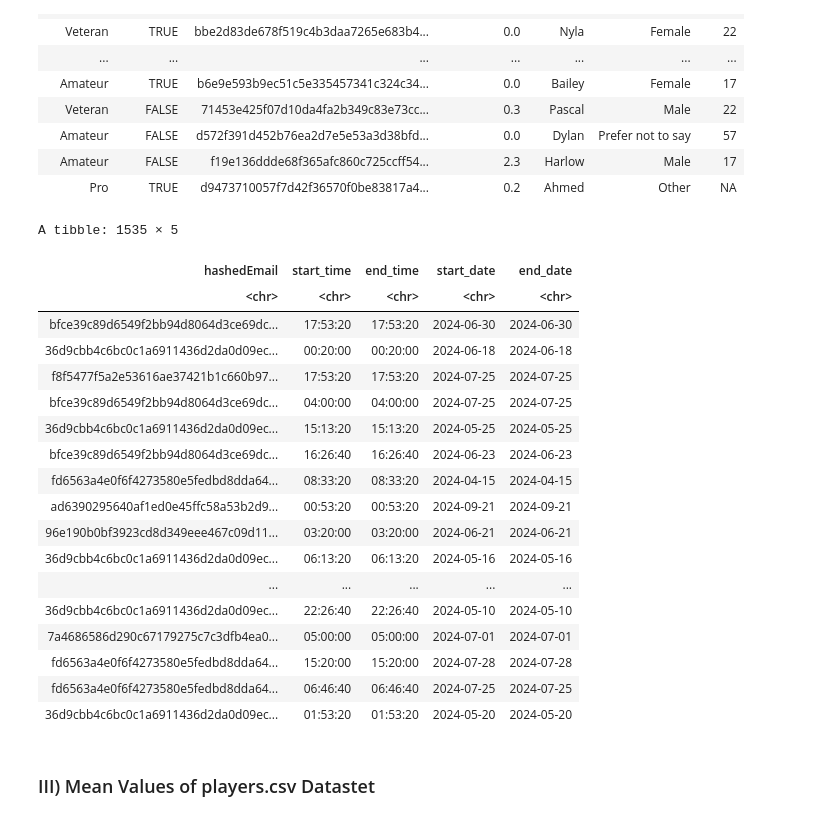
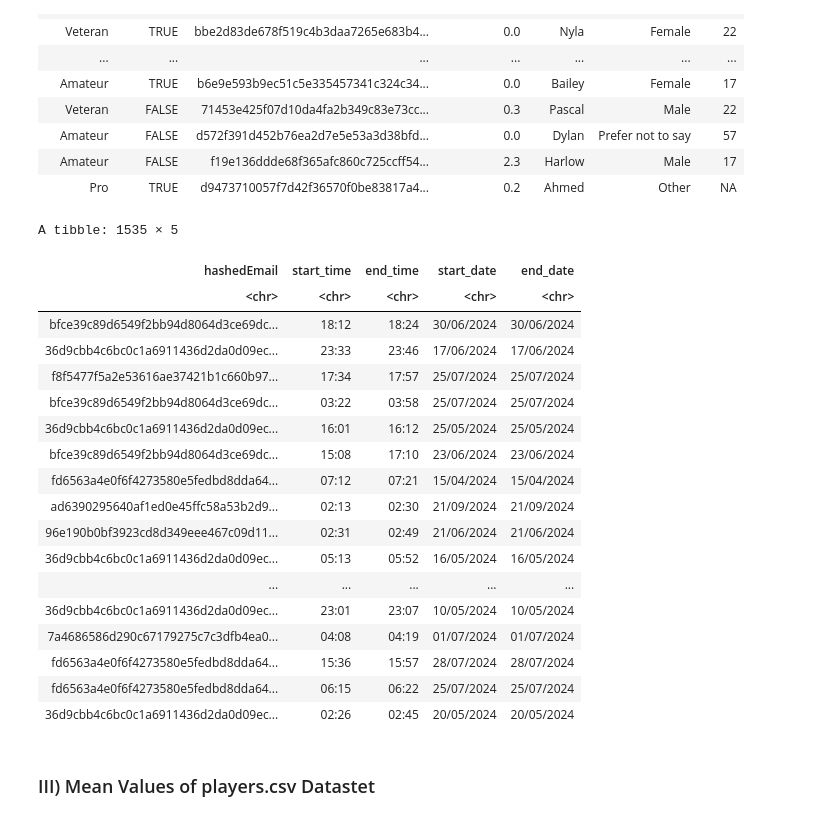
Before and after one commit to saurav-s25/DSCI-100-Project-Individual, a Jupyter notebook: Project Planning Stage (Individual).ipynb, the cells around one changed output. Drawn from its saved outputs; the diff is of its cells as text; code cells hidden in the pictures.

```diff
--- a/Project Planning Stage (Individual).ipynb
+++ b/Project Planning Stage (Individual).ipynb
@@ -176,34 +176,34 @@ A spec_tbl_df: 196 × 7
 # %%
 #?str_extract
 tidy_sessions_info <- sessions_info |>
     mutate(original_start_time = as_datetime(original_start_time/1000)) |>
     mutate(original_end_time = as_datetime(original_end_time/1000)) |>
-    mutate(start_date = str_extract(original_start_time,  "^.{10}")) |>
-    mutate(end_date = str_extract(original_end_time,  "^.{10}")) |>
-    mutate(start_time = str_extract(original_start_time,  "\\d{2}:\\d{2}:\\d{2}")) |>
-    mutate(end_time = str_extract(original_start_time,  "\\d{2}:\\d{2}:\\d{2}")) |>
+    mutate(start_date = str_extract(start_time,  "^.{10}")) |>
+    mutate(end_date = str_extract(end_time,  "^.{10}")) |>
+    mutate(start_time = str_extract(start_time, "\\d{2}:\\d{2}")) |>
+    mutate(end_time = str_extract(end_time, "\\d{2}:\\d{2}")) |>
     select(hashedEmail, start_time, end_time, start_date, end_date)
 tidy_sessions_info
 # %% [output]
 A tibble: 1535 × 5
 | hashedEmail | start_time | end_time | start_date | end_date |
 | <chr> | <chr> | <chr> | <chr> | <chr> |
-| bfce39c89d6549f2bb94d8064d3ce69dc... | 17:53:20 | 17:53:20 | 2024-06-30 | 2024-06-30 |
-| 36d9cbb4c6bc0c1a6911436d2da0d09ec... | 00:20:00 | 00:20:00 | 2024-06-18 | 2024-06-18 |
-| f8f5477f5a2e53616ae37421b1c660b97... | 17:53:20 | 17:53:20 | 2024-07-25 | 2024-07-25 |
-| bfce39c89d6549f2bb94d8064d3ce69dc... | 04:00:00 | 04:00:00 | 2024-07-25 | 2024-07-25 |
-| 36d9cbb4c6bc0c1a6911436d2da0d09ec... | 15:13:20 | 15:13:20 | 2024-05-25 | 2024-05-25 |
-| bfce39c89d6549f2bb94d8064d3ce69dc... | 16:26:40 | 16:26:40 | 2024-06-23 | 2024-06-23 |
-| fd6563a4e0f6f4273580e5fedbd8dda64... | 08:33:20 | 08:33:20 | 2024-04-15 | 2024-04-15 |
-| ad6390295640af1ed0e45ffc58a53b2d9... | 00:53:20 | 00:53:20 | 2024-09-21 | 2024-09-21 |
-| 96e190b0bf3923cd8d349eee467c09d11... | 03:20:00 | 03:20:00 | 2024-06-21 | 2024-06-21 |
-| 36d9cbb4c6bc0c1a6911436d2da0d09ec... | 06:13:20 | 06:13:20 | 2024-05-16 | 2024-05-16 |
+| bfce39c89d6549f2bb94d8064d3ce69dc... | 18:12 | 18:24 | 30/06/2024 | 30/06/2024 |
+| 36d9cbb4c6bc0c1a6911436d2da0d09ec... | 23:33 | 23:46 | 17/06/2024 | 17/06/2024 |
+| f8f5477f5a2e53616ae37421b1c660b97... | 17:34 | 17:57 | 25/07/2024 | 25/07/2024 |
+| bfce39c89d6549f2bb94d8064d3ce69dc... | 03:22 | 03:58 | 25/07/2024 | 25/07/2024 |
+| 36d9cbb4c6bc0c1a6911436d2da0d09ec... | 16:01 | 16:12 | 25/05/2024 | 25/05/2024 |
+| bfce39c89d6549f2bb94d8064d3ce69dc... | 15:08 | 17:10 | 23/06/2024 | 23/06/2024 |
+| fd6563a4e0f6f4273580e5fedbd8dda64... | 07:12 | 07:21 | 15/04/2024 | 15/04/2024 |
+| ad6390295640af1ed0e45ffc58a53b2d9... | 02:13 | 02:30 | 21/09/2024 | 21/09/2024 |
+| 96e190b0bf3923cd8d349eee467c09d11... | 02:31 | 02:49 | 21/06/2024 | 21/06/2024 |
+| 36d9cbb4c6bc0c1a6911436d2da0d09ec... | 05:13 | 05:52 | 16/05/2024 | 16/05/2024 |
 | ... | ... | ... | ... | ... |
-| 36d9cbb4c6bc0c1a6911436d2da0d09ec... | 22:26:40 | 22:26:40 | 2024-05-10 | 2024-05-10 |
-| 7a4686586d290c67179275c7c3dfb4ea0... | 05:00:00 | 05:00:00 | 2024-07-01 | 2024-07-01 |
-| fd6563a4e0f6f4273580e5fedbd8dda64... | 15:20:00 | 15:20:00 | 2024-07-28 | 2024-07-28 |
-| fd6563a4e0f6f4273580e5fedbd8dda64... | 06:46:40 | 06:46:40 | 2024-07-25 | 2024-07-25 |
-| 36d9cbb4c6bc0c1a6911436d2da0d09ec... | 01:53:20 | 01:53:20 | 2024-05-20 | 2024-05-20 |
+| 36d9cbb4c6bc0c1a6911436d2da0d09ec... | 23:01 | 23:07 | 10/05/2024 | 10/05/2024 |
+| 7a4686586d290c67179275c7c3dfb4ea0... | 04:08 | 04:19 | 01/07/2024 | 01/07/2024 |
+| fd6563a4e0f6f4273580e5fedbd8dda64... | 15:36 | 15:57 | 28/07/2024 | 28/07/2024 |
+| fd6563a4e0f6f4273580e5fedbd8dda64... | 06:15 | 06:22 | 25/07/2024 | 25/07/2024 |
+| 36d9cbb4c6bc0c1a6911436d2da0d09ec... | 02:26 | 02:45 | 20/05/2024 | 20/05/2024 |
 # %% [markdown]
 ### III) Mean Values of players.csv Datastet
 # %%
```
